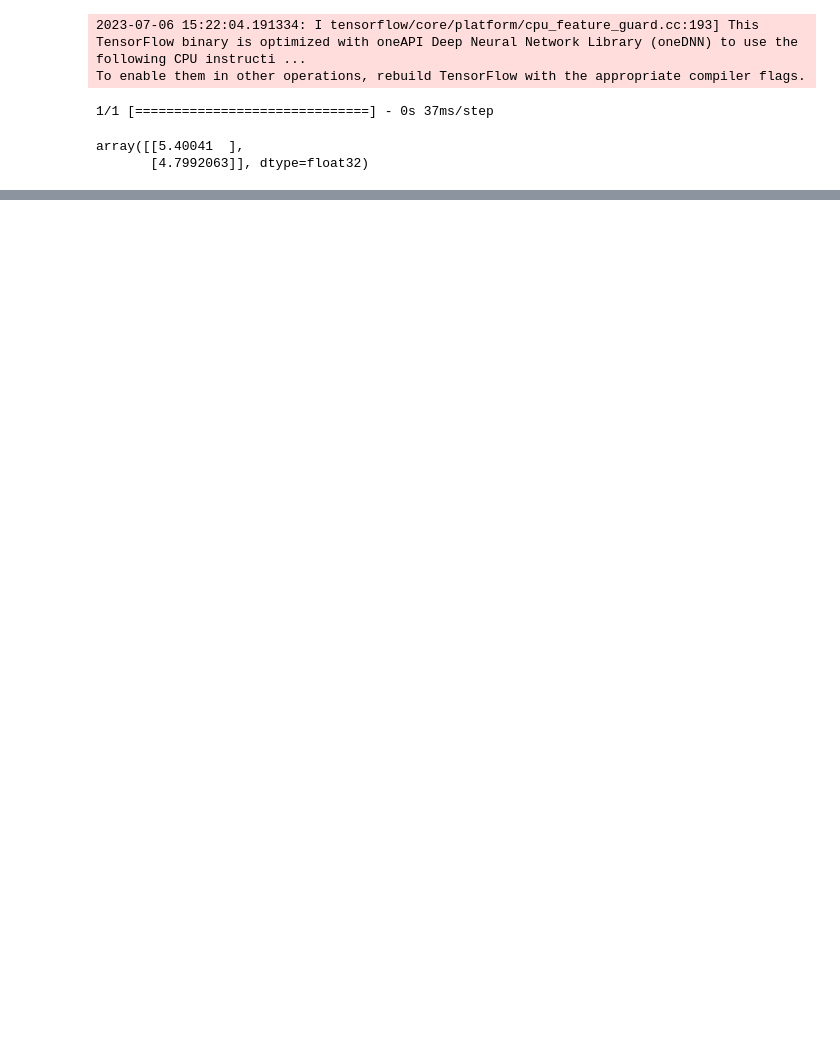
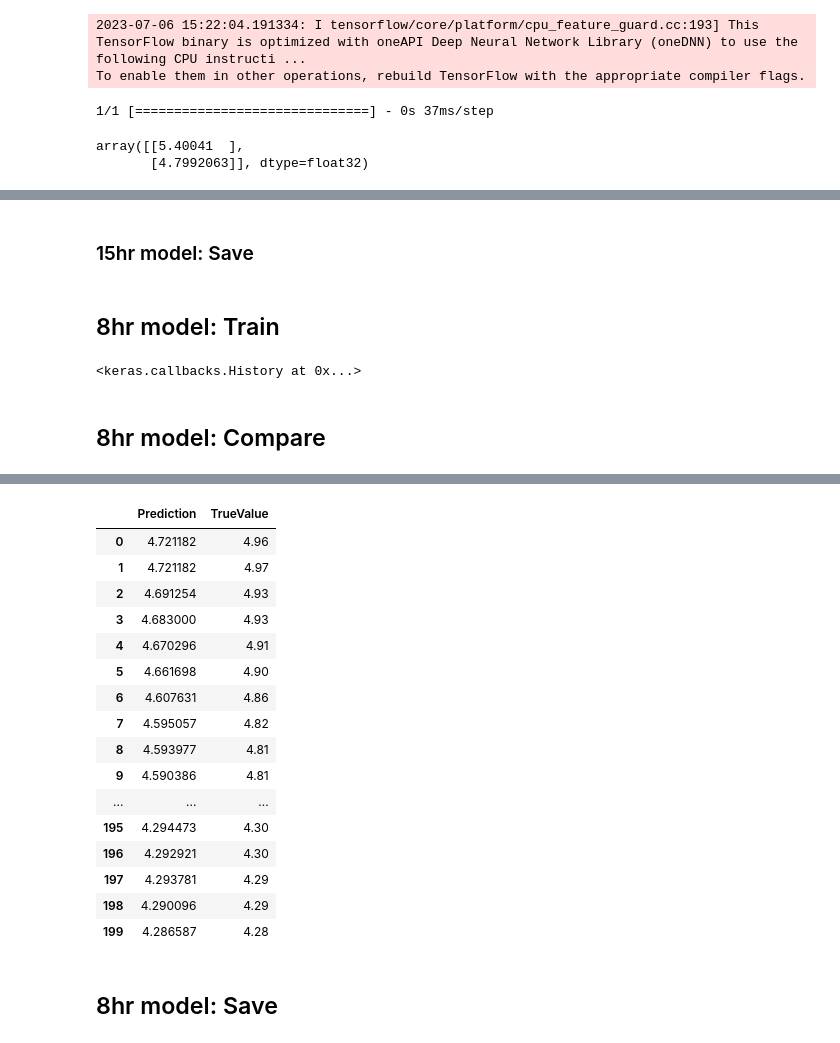
Before and after one commit to jt-hunter/River_data_scrap, a Jupyter notebook: Modeling Analysis.ipynb, the cells around one changed output, grey strips where cells are left out. Saved outputs shown, nothing was run; the diff lists cells and outputs as text; code cells hidden in the pictures; blank space fills up the shorter version.

```diff
--- a/Modeling Analysis.ipynb
+++ b/Modeling Analysis.ipynb
@@ -174,0 +192,9 @@ array([[5.40041  ],
+# %%
+model_15hrs = tf.keras.Sequential([
+    tf.keras.layers.Dense(4, activation = 'tanh', kernel_regularizer='l2', input_shape = (2,)),  # input shape required
+    tf.keras.layers.Dense(10, activation = 'tanh', kernel_regularizer='l2'),
+    tf.keras.layers.Dense(3, activation = 'tanh', kernel_regularizer='l2'),
+    tf.keras.layers.Dense(1, kernel_regularizer='l2')
+])
+
+model_15hrs.compile(optimizer = 'adam', loss = 'mean_squared_error', metrics = 'mean_squared_error')
@@ -174,0 +204,2 @@ array([[5.40041  ],
+# %%
+model_15hrs.fit(df_Xtrain[['SpringfieldGage', 'HancockGage']] , df_Ytrain, epochs=150, verbose=0)
@@ -174,0 +230,2 @@ array([[5.40041  ],
+# %% [markdown]
+### 15hr model: Save
@@ -174,0 +234,23 @@ array([[5.40041  ],
+# %% [markdown]
+## 8hr model: Train
+# %%
+model_8hrs = tf.keras.Sequential([
+    tf.keras.layers.Dense(4, activation = 'tanh', kernel_regularizer='l2', input_shape = (3,)),  # input shape required
+    tf.keras.layers.Dense(10, activation = 'tanh', kernel_regularizer='l2'),
+    tf.keras.layers.Dense(3, activation = 'tanh', kernel_regularizer='l2'),
+    tf.keras.layers.Dense(1, kernel_regularizer='l2')
+])
+
+model_8hrs.compile(optimizer = 'adam', loss = 'mean_squared_error', metrics = 'mean_squared_error')
+# %%
+model_8hrs.fit(df_Xtrain[['SpringfieldGage', 'HancockGage', 'ShhepardstownGage']] , df_Ytrain, epochs=300, verbose=0)
+# %% [output]
+<keras.callbacks.History at 0x...>
+# %% [markdown]
+## 8hr model: Compare
+# %%
+pred = model_8hrs.predict(df_Xtest[['SpringfieldGage', 'HancockGage', 'ShhepardstownGage']])
+compare_df = pd.DataFrame(pred, columns=['Prediction'])
+compare_df['TrueValue'] = df_Ytest['LittleFallsGage'].values
+compare_df.head(200)
+# %% [output]
@@ -174,0 +258,19 @@ array([[5.40041  ],
+|  | Prediction | TrueValue |
+| 0 | 4.721182 | 4.96 |
+| 1 | 4.721182 | 4.97 |
+| 2 | 4.691254 | 4.93 |
+| 3 | 4.683000 | 4.93 |
+| 4 | 4.670296 | 4.91 |
+| 5 | 4.661698 | 4.90 |
+| 6 | 4.607631 | 4.86 |
+| 7 | 4.595057 | 4.82 |
+| 8 | 4.593977 | 4.81 |
+| 9 | 4.590386 | 4.81 |
+| ... | ... | ... |
+| 195 | 4.294473 | 4.30 |
+| 196 | 4.292921 | 4.30 |
+| 197 | 4.293781 | 4.29 |
+| 198 | 4.290096 | 4.29 |
+| 199 | 4.286587 | 4.28 |
+# %% [markdown]
+## 8hr model: Save
```
Also changed, not shown: parts of 17 cells of this notebook.
